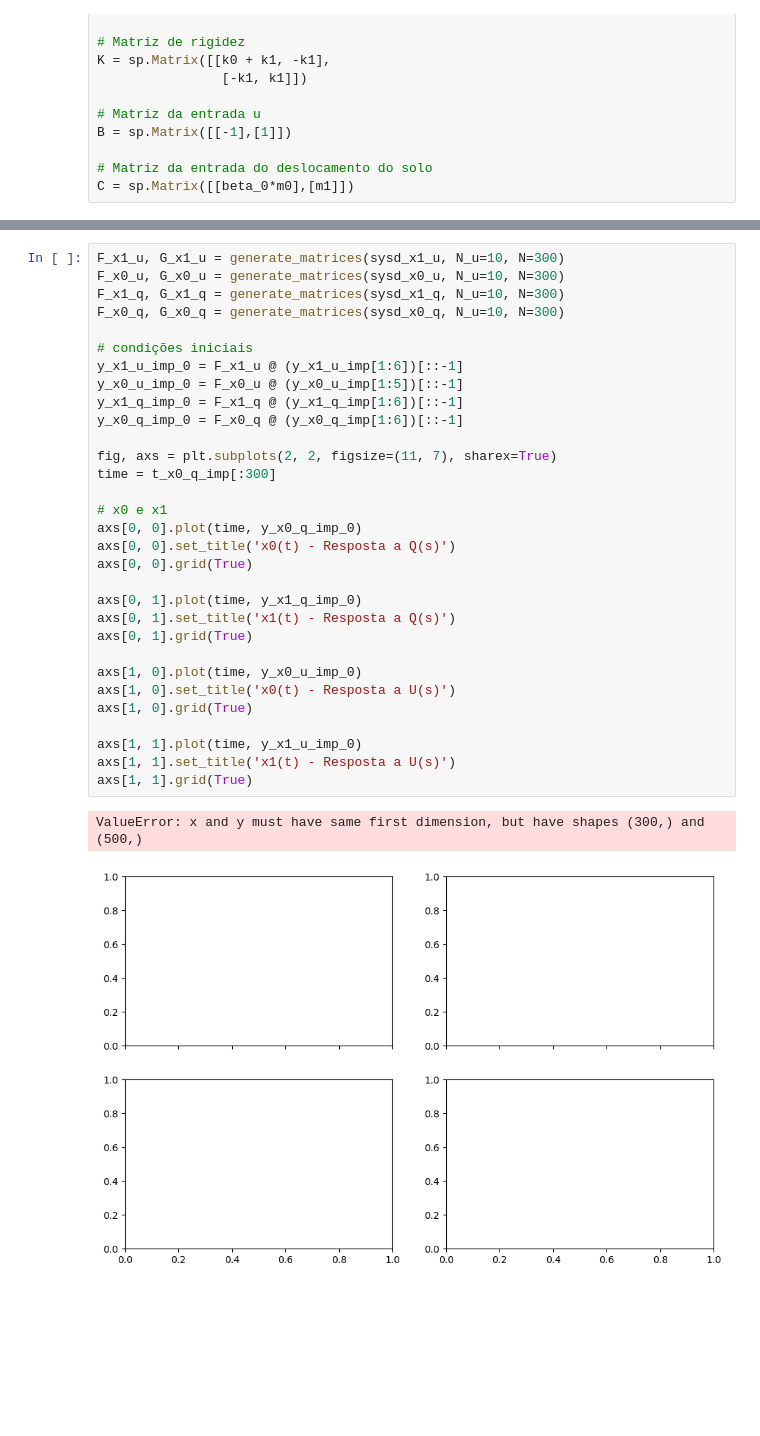
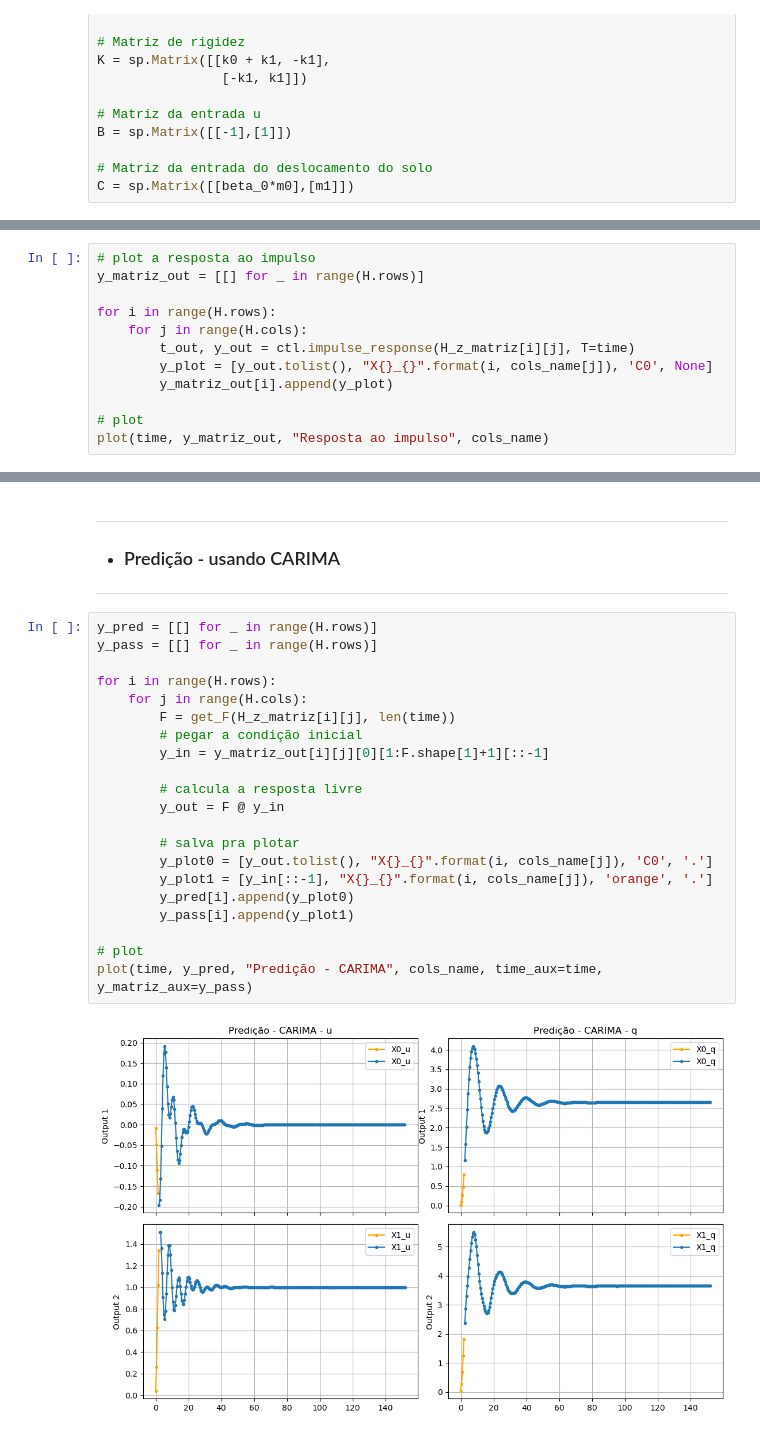
Before and after one commit to AlisonTristao/renovaveis, a Jupyter notebook: model.ipynb, the cells around one changed output, grey strips where cells are left out. Saved outputs shown, nothing was run; the diff lists cells and outputs as text; blank space fills up the shorter version.

```diff
--- a/model.ipynb
+++ b/model.ipynb
@@ -267,0 +227,12 @@ axs[1, 1].grid(True)
+# %%
+# plot a resposta ao impulso
+y_matriz_out = [[] for _ in range(H.rows)]
+
+for i in range(H.rows):
+    for j in range(H.cols):
+        t_out, y_out = ctl.impulse_response(H_z_matriz[i][j], T=time)
+        y_plot = [y_out.tolist(), "X{}_{}".format(i, cols_name[j]), 'C0', None]
+        y_matriz_out[i].append(y_plot)
+
+# plot
+plot(time, y_matriz_out, "Resposta ao impulso", cols_name)
@@ -268,34 +241,27 @@ axs[1, 1].grid(True)
+# %% [markdown]
+---
+* ### Predição - usando CARIMA
+---
 # %%
-F_x1_u, G_x1_u = generate_matrices(sysd_x1_u, N_u=10, N=300)
-F_x0_u, G_x0_u = generate_matrices(sysd_x0_u, N_u=10, N=300)
-F_x1_q, G_x1_q = generate_matrices(sysd_x1_q, N_u=10, N=300)
-F_x0_q, G_x0_q = generate_matrices(sysd_x0_q, N_u=10, N=300)
+y_pred = [[] for _ in range(H.rows)]
+y_pass = [[] for _ in range(H.rows)]
 
-# condições iniciais
-y_x1_u_imp_0 = F_x1_u @ (y_x1_u_imp[1:6])[::-1]
-y_x0_u_imp_0 = F_x0_u @ (y_x0_u_imp[1:5])[::-1]
-y_x1_q_imp_0 = F_x1_q @ (y_x1_q_imp[1:6])[::-1]
-y_x0_q_imp_0 = F_x0_q @ (y_x0_q_imp[1:6])[::-1]
+for i in range(H.rows):
+    for j in range(H.cols):
+        F = get_F(H_z_matriz[i][j], len(time))
+        # pegar a condição inicial
+        y_in = y_matriz_out[i][j][0][1:F.shape[1]+1][::-1]
 
-fig, axs = plt.subplots(2, 2, figsize=(11, 7), sharex=True)
-time = t_x0_q_imp[:300]
+        # calcula a resposta livre
+        y_out = F @ y_in
 
-# x0 e x1
-axs[0, 0].plot(time, y_x0_q_imp_0)
-axs[0, 0].set_title('x0(t) - Resposta a Q(s)')
-axs[0, 0].grid(True)
+        # salva pra plotar
+        y_plot0 = [y_out.tolist(), "X{}_{}".format(i, cols_name[j]), 'C0', '.']
+        y_plot1 = [y_in[::-1], "X{}_{}".format(i, cols_name[j]), 'orange', '.']
+        y_pred[i].append(y_plot0)
+        y_pass[i].append(y_plot1)
 
-axs[0, 1].plot(time, y_x1_q_imp_0)
-axs[0, 1].set_title('x1(t) - Resposta a Q(s)')
-axs[0, 1].grid(True)
-
-axs[1, 0].plot(time, y_x0_u_imp_0)
-axs[1, 0].set_title('x0(t) - Resposta a U(s)')
-axs[1, 0].grid(True)
-
-axs[1, 1].plot(time, y_x1_u_imp_0)
-axs[1, 1].set_title('x1(t) - Resposta a U(s)')
-axs[1, 1].grid(True)
+# plot
+plot(time, y_pred, "Predição - CARIMA", cols_name, time_aux=time, y_matriz_aux=y_pass)
 # %% [output]
-ValueError: x and y must have same first dimension, but have shapes (300,) and (500,)
-[figure, old version]
+[figure, new version]
```
Also changed, not shown: parts of 21 cells of this notebook.
